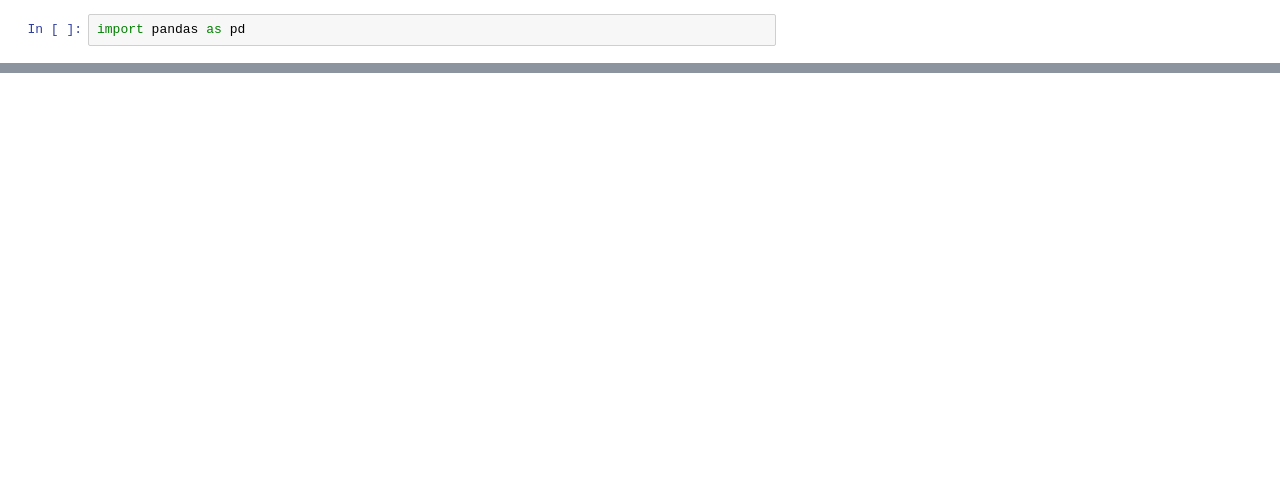
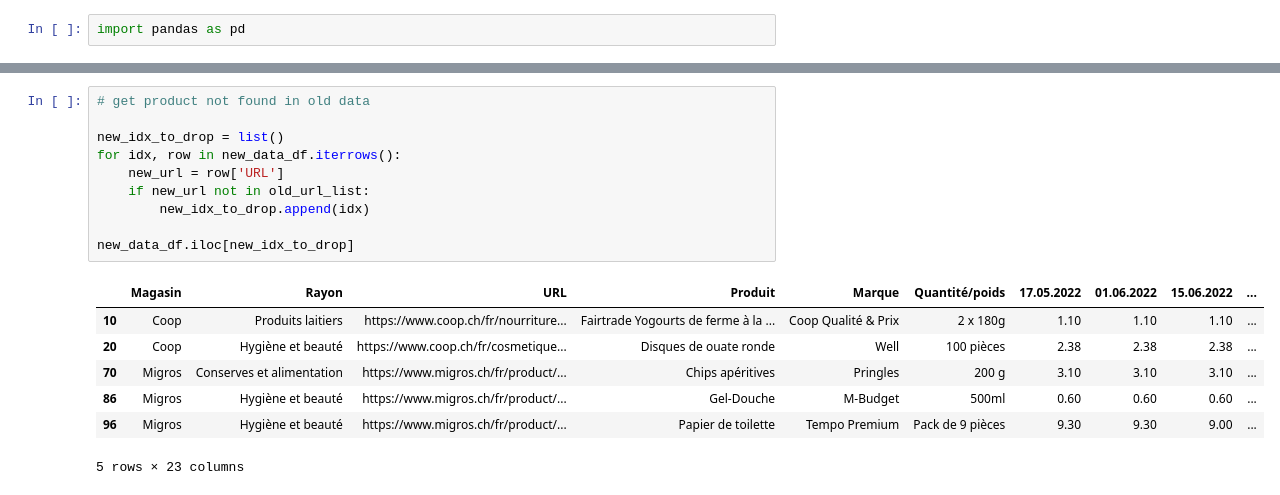
Before and after one commit to cgcrts/viz_inflation, a Jupyter notebook: data_processing.ipynb, the cells around one changed output, grey strips where cells are left out. Cells and saved outputs as stored; diff of their text form; blank space fills up the shorter version.

```diff
--- a/data_processing.ipynb
+++ b/data_processing.ipynb
@@ -45,0 +64,18 @@ recent_data_df
+# %%
+# get product not found in old data
+
+new_idx_to_drop = list()
+for idx, row in new_data_df.iterrows():
+    new_url = row['URL']
+    if new_url not in old_url_list:
+        new_idx_to_drop.append(idx)
+
+new_data_df.iloc[new_idx_to_drop]
+# %% [output]
+|  | Magasin | Rayon | URL | Produit | Marque | Quantité/poids | 17.05.2022 | 01.06.2022 | 15.06.2022 | ... |
+| 10 | Coop | Produits laitiers | https://www.coop.ch/fr/nourriture... | Fairtrade Yogourts de ferme à la ... | Coop Qualité & Prix | 2 x 180g | 1.10 | 1.10 | 1.10 | ... |
+| 20 | Coop | Hygiène et beauté | https://www.coop.ch/fr/cosmetique... | Disques de ouate ronde | Well | 100 pièces | 2.38 | 2.38 | 2.38 | ... |
+| 70 | Migros | Conserves et alimentation | https://www.migros.ch/fr/product/... | Chips apéritives | Pringles | 200 g | 3.10 | 3.10 | 3.10 | ... |
+| 86 | Migros | Hygiène et beauté | https://www.migros.ch/fr/product/... | Gel-Douche | M-Budget | 500ml | 0.60 | 0.60 | 0.60 | ... |
+| 96 | Migros | Hygiène et beauté | https://www.migros.ch/fr/product/... | Papier de toilette | Tempo Premium | Pack de 9 pièces | 9.30 | 9.30 | 9.00 | ... |
+5 rows × 23 columns
```
Also changed, not shown: parts of 7 cells of this notebook, 5 other files.
